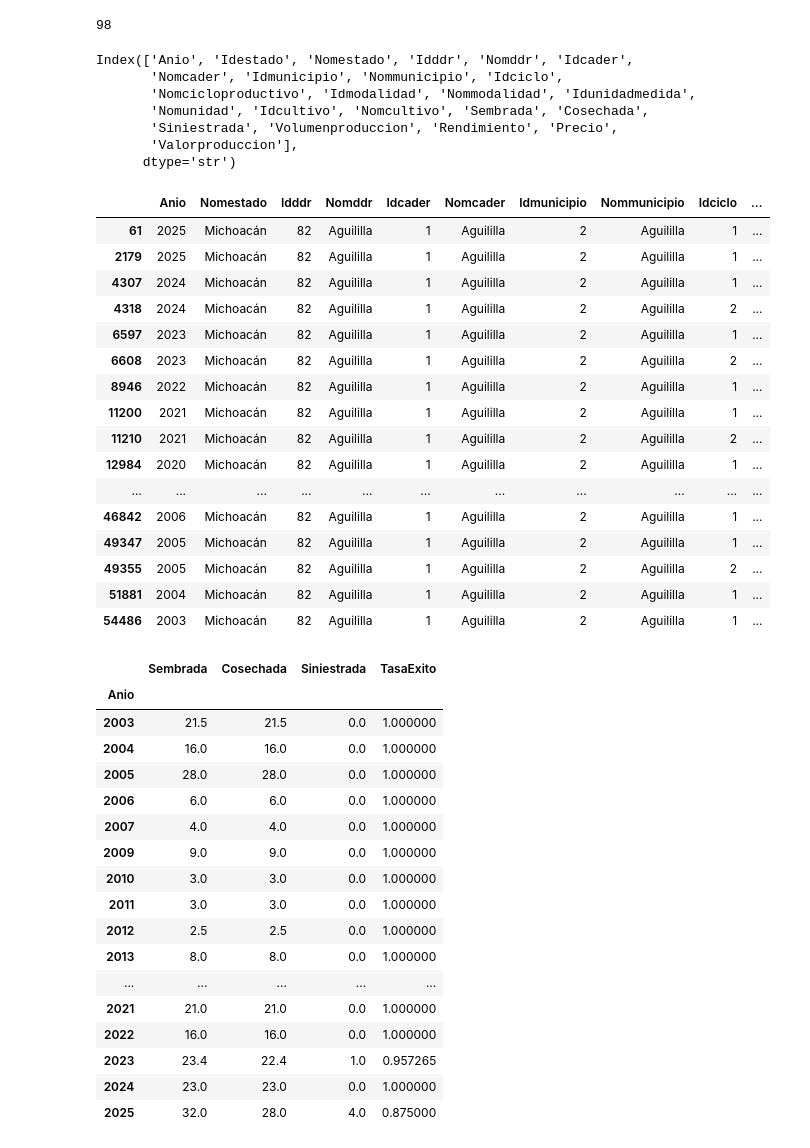
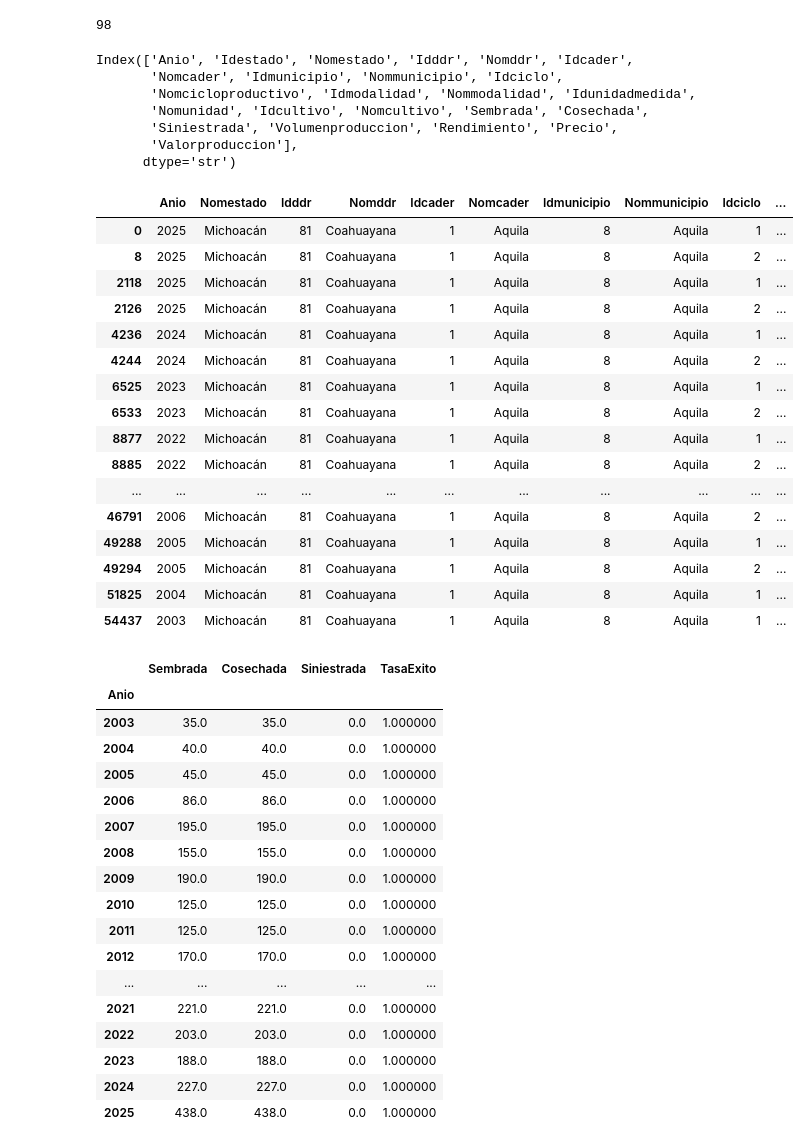
Before and after one commit to MCDagro3/proyecto_agronomia, a Jupyter notebook: notebooks/agroprod_3.ipynb, the cells around one changed output. Cells and saved outputs as stored; diff of their text form; code cells hidden in the pictures.

```diff
--- a/notebooks/agroprod_3.ipynb
+++ b/notebooks/agroprod_3.ipynb
@@ -92,37 +80,37 @@ len(micho_muns)
 # %% [output]
 98
 # %%
-muns_0 = micho_muns[3]
+muns_0 = micho_muns[0]
 
 micho_bmun = micho_bean[micho_bean['Nommunicipio']==muns_0]
 print(micho_bmun.columns)
 micho_bmun.drop(columns=['Idestado','Idcultivo','Idunidadmedida','Idmodalidad'], inplace=True)
 micho_bmun
 # %% [output]
 Index(['Anio', 'Idestado', 'Nomestado', 'Idddr', 'Nomddr', 'Idcader',
        'Nomcader', 'Idmunicipio', 'Nommunicipio', 'Idciclo',
        'Nomcicloproductivo', 'Idmodalidad', 'Nommodalidad', 'Idunidadmedida',
        'Nomunidad', 'Idcultivo', 'Nomcultivo', 'Sembrada', 'Cosechada',
        'Siniestrada', 'Volumenproduccion', 'Rendimiento', 'Precio',
        'Valorproduccion'],
       dtype='str')
 |  | Anio | Nomestado | Idddr | Nomddr | Idcader | Nomcader | Idmunicipio | Nommunicipio | Idciclo | ... |
-| 61 | 2025 | Michoacán | 82 | Aguililla | 1 | Aguililla | 2 | Aguililla | 1 | ... |
-| 2179 | 2025 | Michoacán | 82 | Aguililla | 1 | Aguililla | 2 | Aguililla | 1 | ... |
-| 4307 | 2024 | Michoacán | 82 | Aguililla | 1 | Aguililla | 2 | Aguililla | 1 | ... |
-| 4318 | 2024 | Michoacán | 82 | Aguililla | 1 | Aguililla | 2 | Aguililla | 2 | ... |
-| 6597 | 2023 | Michoacán | 82 | Aguililla | 1 | Aguililla | 2 | Aguililla | 1 | ... |
-| 6608 | 2023 | Michoacán | 82 | Aguililla | 1 | Aguililla | 2 | Aguililla | 2 | ... |
-| 8946 | 2022 | Michoacán | 82 | Aguililla | 1 | Aguililla | 2 | Aguililla | 1 | ... |
-| 11200 | 2021 | Michoacán | 82 | Aguililla | 1 | Aguililla | 2 | Aguililla | 1 | ... |
-| 11210 | 2021 | Michoacán | 82 | Aguililla | 1 | Aguililla | 2 | Aguililla | 2 | ... |
-| 12984 | 2020 | Michoacán | 82 | Aguililla | 1 | Aguililla | 2 | Aguililla | 1 | ... |
+| 0 | 2025 | Michoacán | 81 | Coahuayana | 1 | Aquila | 8 | Aquila | 1 | ... |
+| 8 | 2025 | Michoacán | 81 | Coahuayana | 1 | Aquila | 8 | Aquila | 2 | ... |
+| 2118 | 2025 | Michoacán | 81 | Coahuayana | 1 | Aquila | 8 | Aquila | 1 | ... |
+| 2126 | 2025 | Michoacán | 81 | Coahuayana | 1 | Aquila | 8 | Aquila | 2 | ... |
+| 4236 | 2024 | Michoacán | 81 | Coahuayana | 1 | Aquila | 8 | Aquila | 1 | ... |
+| 4244 | 2024 | Michoacán | 81 | Coahuayana | 1 | Aquila | 8 | Aquila | 2 | ... |
+| 6525 | 2023 | Michoacán | 81 | Coahuayana | 1 | Aquila | 8 | Aquila | 1 | ... |
+| 6533 | 2023 | Michoacán | 81 | Coahuayana | 1 | Aquila | 8 | Aquila | 2 | ... |
+| 8877 | 2022 | Michoacán | 81 | Coahuayana | 1 | Aquila | 8 | Aquila | 1 | ... |
+| 8885 | 2022 | Michoacán | 81 | Coahuayana | 1 | Aquila | 8 | Aquila | 2 | ... |
 | ... | ... | ... | ... | ... | ... | ... | ... | ... | ... | ... |
-| 46842 | 2006 | Michoacán | 82 | Aguililla | 1 | Aguililla | 2 | Aguililla | 1 | ... |
-| 49347 | 2005 | Michoacán | 82 | Aguililla | 1 | Aguililla | 2 | Aguililla | 1 | ... |
-| 49355 | 2005 | Michoacán | 82 | Aguililla | 1 | Aguililla | 2 | Aguililla | 2 | ... |
-| 51881 | 2004 | Michoacán | 82 | Aguililla | 1 | Aguililla | 2 | Aguililla | 1 | ... |
-| 54486 | 2003 | Michoacán | 82 | Aguililla | 1 | Aguililla | 2 | Aguililla | 1 | ... |
+| 46791 | 2006 | Michoacán | 81 | Coahuayana | 1 | Aquila | 8 | Aquila | 2 | ... |
+| 49288 | 2005 | Michoacán | 81 | Coahuayana | 1 | Aquila | 8 | Aquila | 1 | ... |
+| 49294 | 2005 | Michoacán | 81 | Coahuayana | 1 | Aquila | 8 | Aquila | 2 | ... |
+| 51825 | 2004 | Michoacán | 81 | Coahuayana | 1 | Aquila | 8 | Aquila | 1 | ... |
+| 54437 | 2003 | Michoacán | 81 | Coahuayana | 1 | Aquila | 8 | Aquila | 1 | ... |
 # %%
 df = micho_bmun.groupby('Anio')[['Sembrada','Cosechada','Siniestrada']].sum()
 df['TasaExito'] = df['Cosechada'] / df['Sembrada']
@@ -130,22 +118,22 @@ df
 # %% [output]
 |  | Sembrada | Cosechada | Siniestrada | TasaExito |
 | Anio |  |  |  |  |
-| 2003 | 21.5 | 21.5 | 0.0 | 1.000000 |
-| 2004 | 16.0 | 16.0 | 0.0 | 1.000000 |
-| 2005 | 28.0 | 28.0 | 0.0 | 1.000000 |
-| 2006 | 6.0 | 6.0 | 0.0 | 1.000000 |
-| 2007 | 4.0 | 4.0 | 0.0 | 1.000000 |
-| 2009 | 9.0 | 9.0 | 0.0 | 1.000000 |
-| 2010 | 3.0 | 3.0 | 0.0 | 1.000000 |
-| 2011 | 3.0 | 3.0 | 0.0 | 1.000000 |
-| 2012 | 2.5 | 2.5 | 0.0 | 1.000000 |
-| 2013 | 8.0 | 8.0 | 0.0 | 1.000000 |
+| 2003 | 35.0 | 35.0 | 0.0 | 1.000000 |
+| 2004 | 40.0 | 40.0 | 0.0 | 1.000000 |
+| 2005 | 45.0 | 45.0 | 0.0 | 1.000000 |
+| 2006 | 86.0 | 86.0 | 0.0 | 1.000000 |
+| 2007 | 195.0 | 195.0 | 0.0 | 1.000000 |
+| 2008 | 155.0 | 155.0 | 0.0 | 1.000000 |
+| 2009 | 190.0 | 190.0 | 0.0 | 1.000000 |
+| 2010 | 125.0 | 125.0 | 0.0 | 1.000000 |
+| 2011 | 125.0 | 125.0 | 0.0 | 1.000000 |
+| 2012 | 170.0 | 170.0 | 0.0 | 1.000000 |
 | ... | ... | ... | ... | ... |
-| 2021 | 21.0 | 21.0 | 0.0 | 1.000000 |
-| 2022 | 16.0 | 16.0 | 0.0 | 1.000000 |
-| 2023 | 23.4 | 22.4 | 1.0 | 0.957265 |
-| 2024 | 23.0 | 23.0 | 0.0 | 1.000000 |
-| 2025 | 32.0 | 28.0 | 4.0 | 0.875000 |
+| 2021 | 221.0 | 221.0 | 0.0 | 1.000000 |
+| 2022 | 203.0 | 203.0 | 0.0 | 1.000000 |
+| 2023 | 188.0 | 188.0 | 0.0 | 1.000000 |
+| 2024 | 227.0 | 227.0 | 0.0 | 1.000000 |
+| 2025 | 438.0 | 438.0 | 0.0 | 1.000000 |
 # %%
 micho_clima = climate[0]
 reg_clima = micho_clima[micho_clima['Nommunicipio']==muns_0]
```
Also changed, not shown: parts of 12 cells of this notebook, 1 other file.
